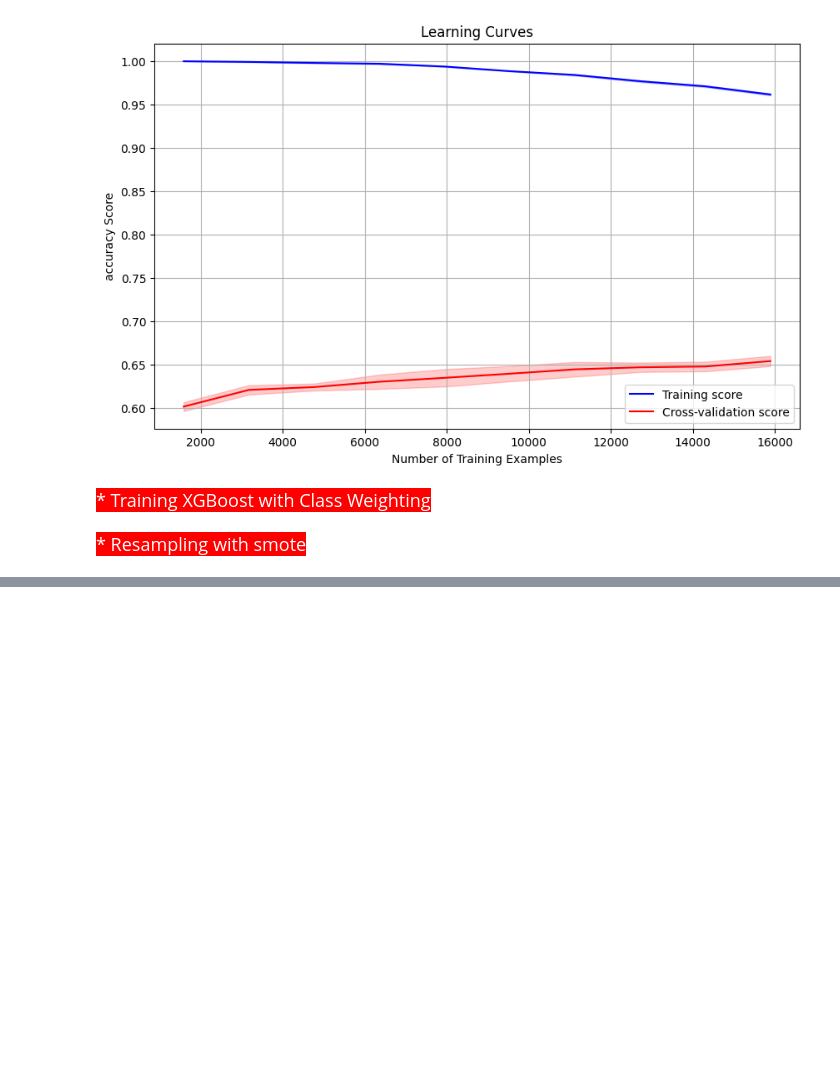
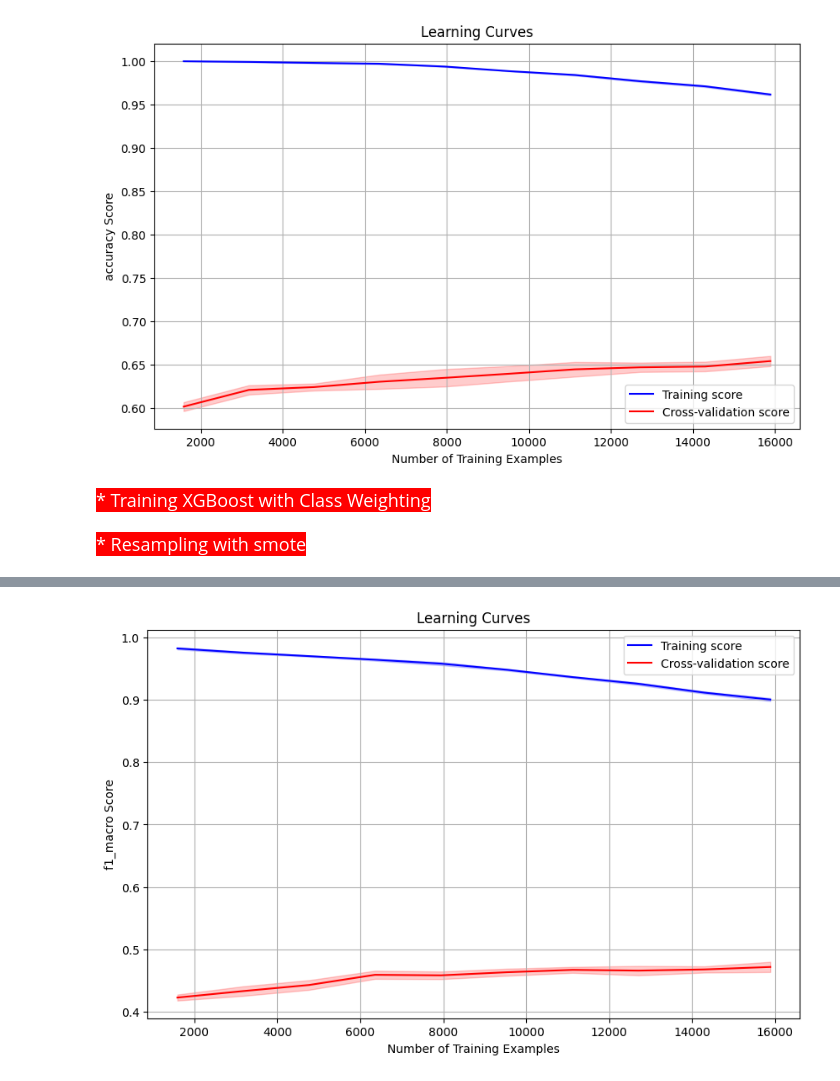
Before and after one commit to beatrizarc/product_complaints, a Jupyter notebook: notebooks/10.3- XGBoost tf-idf hyperparameter tuning, feature selection, model selection.ipynb, the cells around one changed output, grey strips where cells are left out. Drawn from its saved outputs; the diff is of its cells as text; code cells hidden in the pictures; blank space fills up the shorter version.

```diff
--- a/notebooks/10.3- XGBoost tf-idf hyperparameter tuning, feature selection, model selection.ipynb
+++ b/notebooks/10.3- XGBoost tf-idf hyperparameter tuning, feature selection, model selection.ipynb
@@ -460,4 +336,0 @@ print('\n')
-# %%
-plot_learning_curve(best_model, X_train_val_combined_transformed, y_train_val, 'f1_macro')
-# %%
-plot_learning_curve(best_model, X_train_val_combined_transformed, y_train_val, 'accuracy')
@@ -463,0 +580,4 @@ plot_learning_curve(best_model, X_train_val_combined_transformed, y_train_val, '
+# %%
+plot_learning_curve(best_model, X_train_selected, y_train_val, 'f1_macro')
+# %% [output]
+[figure, added]
```
Also changed, not shown: parts of 31 cells of this notebook.
